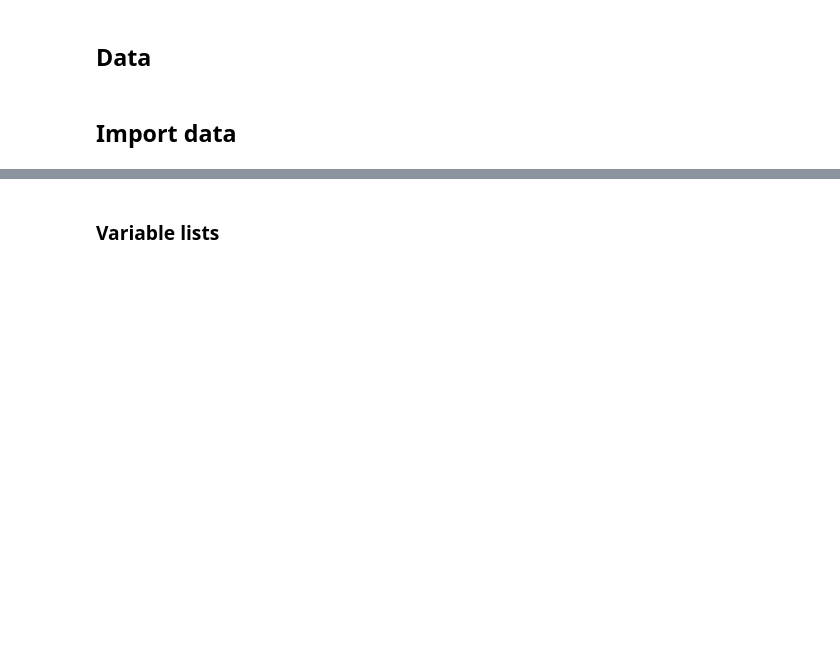
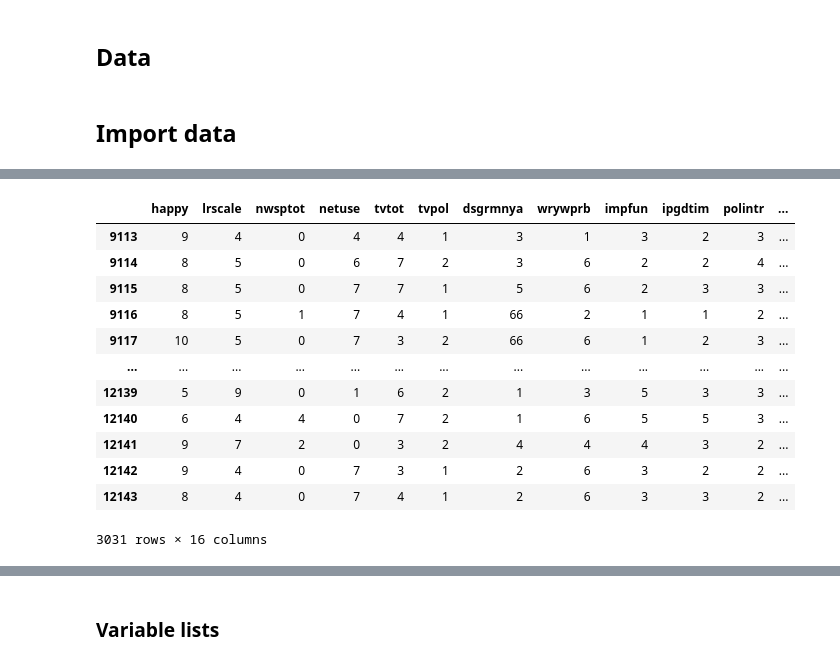
Before and after one commit to HdM-DataAnalytics/Project, a Jupyter notebook: notebooks/draft-analysis.ipynb, the cells around one changed output, grey strips where cells are left out. Saved outputs shown, nothing was run; the diff lists cells and outputs as text; code cells hidden in the pictures; blank space fills up the shorter version.

```diff
--- a/notebooks/draft-analysis.ipynb
+++ b/notebooks/draft-analysis.ipynb
@@ -22,0 +353,24 @@ Group name:
+# %%
+vars0_cls = ['happy']
+vars1_cls = ['lrscale', 'nwsptot', 'netuse', 'tvtot', 'tvpol', 'dsgrmnya']
+vars2_cls = ['wrywprb']
+vars3_cls = ['impfun', 'ipgdtim', 'polintr', 'iprspot', 'gincdif']
+vars4_cls = ['edude1', 'edude2', 'edude3']
+# %%
+cls_df = df_german[vars0_cls + vars1_cls + vars2_cls + vars3_cls + vars4_cls]
+# %%
+cls_df
+# %% [output]
+|  | happy | lrscale | nwsptot | netuse | tvtot | tvpol | dsgrmnya | wrywprb | impfun | ipgdtim | polintr | ... |
+| 9113 | 9 | 4 | 0 | 4 | 4 | 1 | 3 | 1 | 3 | 2 | 3 | ... |
+| 9114 | 8 | 5 | 0 | 6 | 7 | 2 | 3 | 6 | 2 | 2 | 4 | ... |
+| 9115 | 8 | 5 | 0 | 7 | 7 | 1 | 5 | 6 | 2 | 3 | 3 | ... |
+| 9116 | 8 | 5 | 1 | 7 | 4 | 1 | 66 | 2 | 1 | 1 | 2 | ... |
+| 9117 | 10 | 5 | 0 | 7 | 3 | 2 | 66 | 6 | 1 | 2 | 3 | ... |
+| ... | ... | ... | ... | ... | ... | ... | ... | ... | ... | ... | ... | ... |
+| 12139 | 5 | 9 | 0 | 1 | 6 | 2 | 1 | 3 | 5 | 3 | 3 | ... |
+| 12140 | 6 | 4 | 4 | 0 | 7 | 2 | 1 | 6 | 5 | 5 | 3 | ... |
+| 12141 | 9 | 7 | 2 | 0 | 3 | 2 | 4 | 4 | 4 | 3 | 2 | ... |
+| 12142 | 9 | 4 | 0 | 7 | 3 | 1 | 2 | 6 | 3 | 2 | 2 | ... |
+| 12143 | 8 | 4 | 0 | 7 | 4 | 1 | 2 | 6 | 3 | 3 | 2 | ... |
+3031 rows × 16 columns
```
Also changed, not shown: parts of 55 cells of this notebook.
